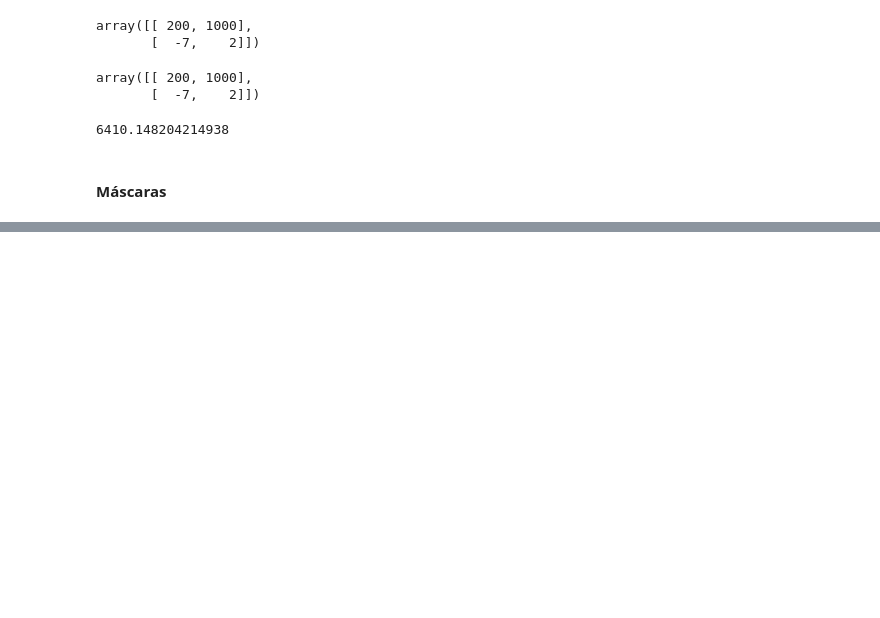
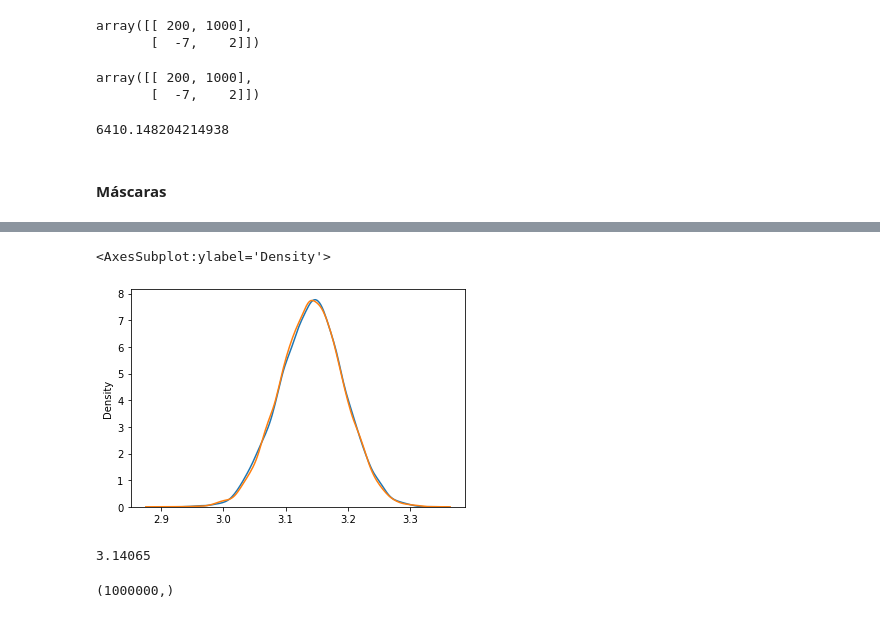
Before and after one commit to johnnyhorita/Empiricus-DataScience-Degree, a Jupyter notebook: 780/Modulo-02-Bibliotecas-e-APIs/20210802_aula1/Aula_1 - Numpy.ipynb, the cells around one changed output, grey strips where cells are left out. Cells and saved outputs as stored; diff of their text form; code cells hidden in the pictures; blank space fills up the shorter version.

```diff
--- a/780/Modulo-02-Bibliotecas-e-APIs/20210802_aula1/Aula_1 - Numpy.ipynb
+++ b/780/Modulo-02-Bibliotecas-e-APIs/20210802_aula1/Aula_1 - Numpy.ipynb
@@ -578,0 +1133,9 @@ np.linalg.norm(vetor_3d)
+# %%
+%%time
+n_sim = 10_000
+n_agulhas = 1_000
+x = np.random.random(n_agulhas * n_sim)
+y = np.random.random(n_agulhas * n_sim)
+dist = np.sqrt(x**2 + y**2)
+dentro = np.where(dist <= 1, 1, 0)
+pis_arr = dentro.reshape(n_sim, -1).mean(axis=1) * 4
@@ -578,0 +1144,7 @@ np.linalg.norm(vetor_3d)
+# %%
+import seaborn as sns
+sns.kdeplot(pis_arr)
+sns.kdeplot(pis)
+# %% [output]
+<AxesSubplot:ylabel='Density'>
+[figure, added]
@@ -578,0 +1153,16 @@ np.linalg.norm(vetor_3d)
+# %%
+import numpy as np
+
+num_examples = 1_000_000
+
+x = np.random.random(num_examples)
+y = np.random.random(num_examples)
+results = (x ** 2 + y ** 2) ** 0.5
+pi = 4 * len(results[results <= 1]) / len(results)
+round(pi, 5)
+# %% [output]
+3.14065
+# %%
+results.shape
+# %% [output]
+(1000000,)
```
Also changed, not shown: parts of 90 cells of this notebook, 11 other files.
